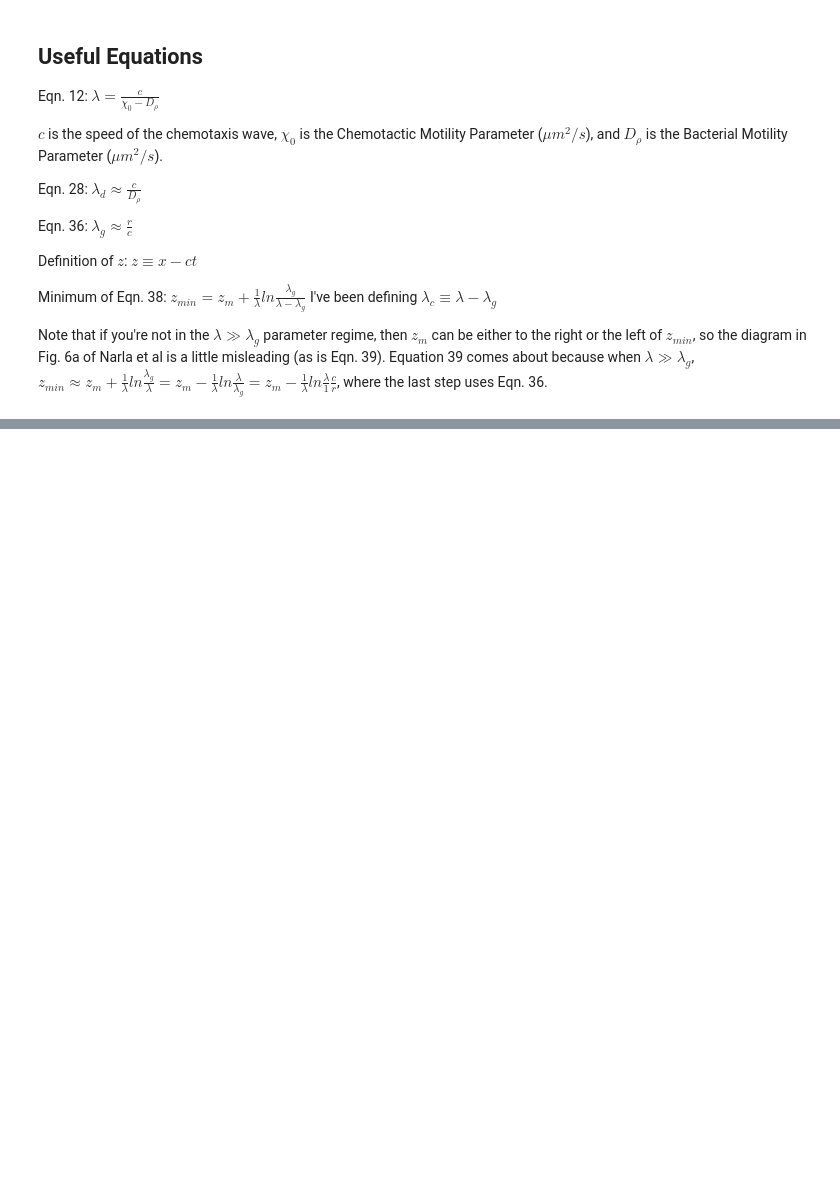
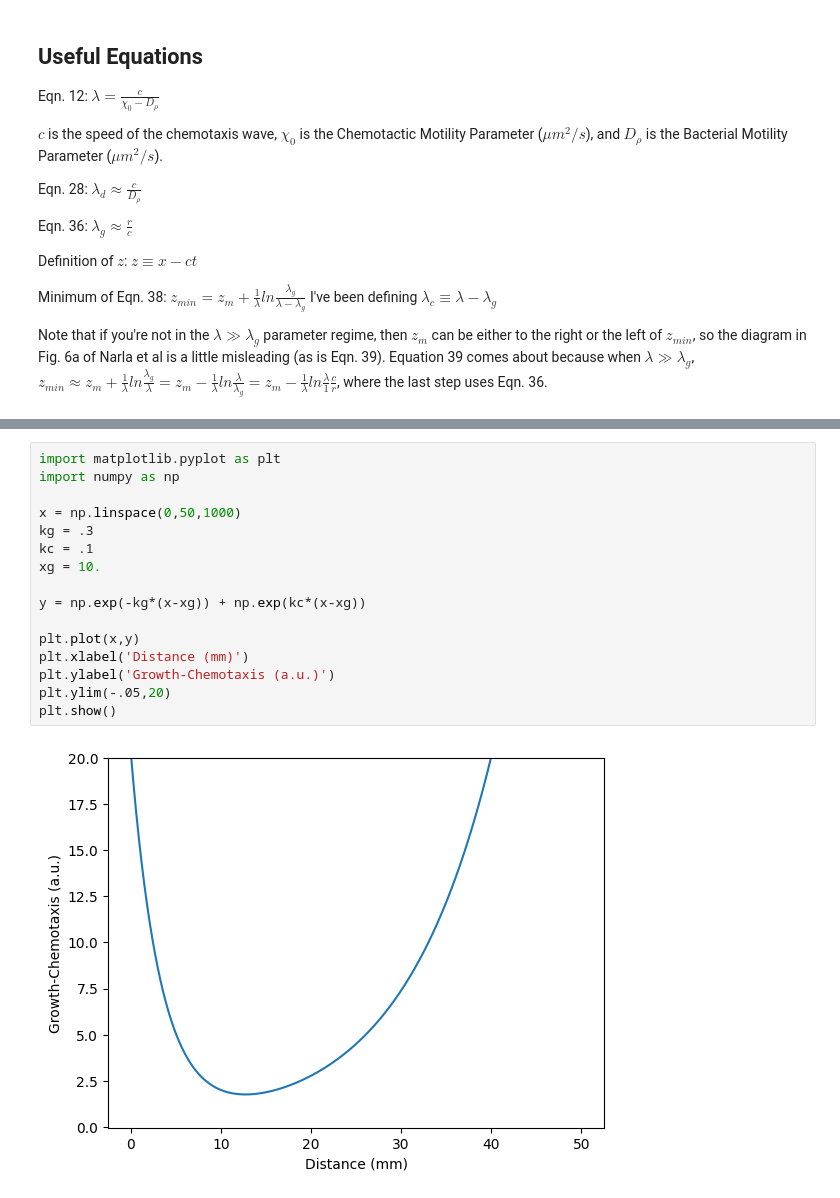
Before and after one commit to ckinzthompson/qcquant, a Jupyter notebook: math_thoughts.ipynb, the cells around one changed output, grey strips where cells are left out. Cells and saved outputs as stored; diff of their text form; blank space fills up the shorter version.

```diff
--- a/math_thoughts.ipynb
+++ b/math_thoughts.ipynb
@@ -67,0 +78,18 @@ For an example use, see `examples/goodpeaks/test.ipynb`
+# %%
+import matplotlib.pyplot as plt
+import numpy as np
+
+x = np.linspace(0,50,1000)
+kg = .3
+kc = .1
+xg = 10.
+
+y = np.exp(-kg*(x-xg)) + np.exp(kc*(x-xg))
+
+plt.plot(x,y)
+plt.xlabel('Distance (mm)')
+plt.ylabel('Growth-Chemotaxis (a.u.)')
+plt.ylim(-.05,20)
+plt.show()
+# %% [output]
+[figure, added]
```
Also changed, not shown: parts of 8 cells of this notebook.
